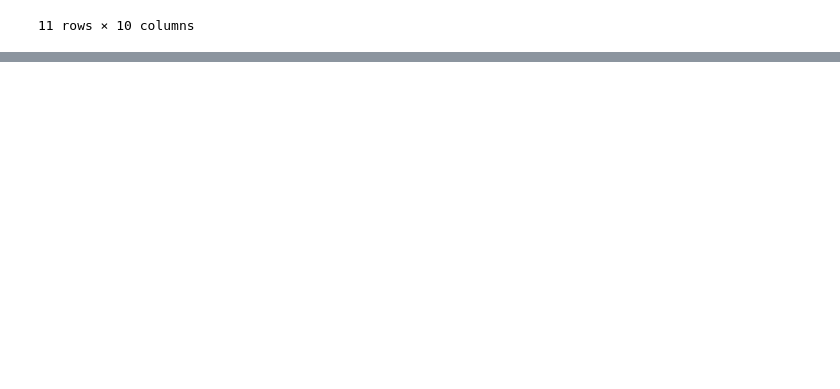
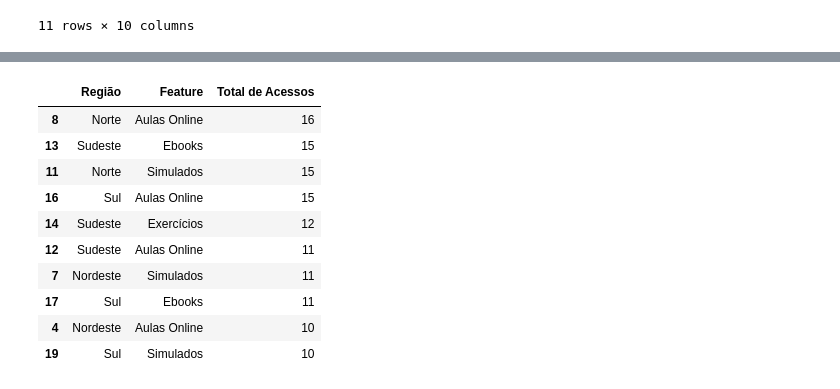
Before and after one commit to thaleswillreis/Teste-Tecnico-Dados, a Jupyter notebook: analise_dados.ipynb, the cells around one changed output, grey strips where cells are left out. Cells and saved outputs as stored; diff of their text form; code cells hidden in the pictures; blank space fills up the shorter version.

```diff
--- a/analise_dados.ipynb
+++ b/analise_dados.ipynb
@@ -113,0 +244,4 @@ df.describe(include="all")
+# %%
+# Faixa de notas
+df["Faixa de Nota"] = pd.cut(df["Nota"], bins=[0, 4, 7, 10], labels=["Baixa", "Média", "Alta"])
+df[["Estudante", "Nota", "Faixa de Nota"]].dropna().head()
@@ -113,0 +255,16 @@ df.describe(include="all")
+# %%
+# Contagem de acessos por recurso e região
+segmento = df.groupby(["Região", "Feature"]).size().reset_index(name="Total de Acessos")
+segmento.sort_values(by="Total de Acessos", ascending=False).head(10)
+# %% [output]
+|  | Região | Feature | Total de Acessos |
+| 8 | Norte | Aulas Online | 16 |
+| 13 | Sudeste | Ebooks | 15 |
+| 11 | Norte | Simulados | 15 |
+| 16 | Sul | Aulas Online | 15 |
+| 14 | Sudeste | Exercícios | 12 |
+| 12 | Sudeste | Aulas Online | 11 |
+| 7 | Nordeste | Simulados | 11 |
+| 17 | Sul | Ebooks | 11 |
+| 4 | Nordeste | Aulas Online | 10 |
+| 19 | Sul | Simulados | 10 |
```
Also changed, not shown: parts of 12 cells of this notebook.
